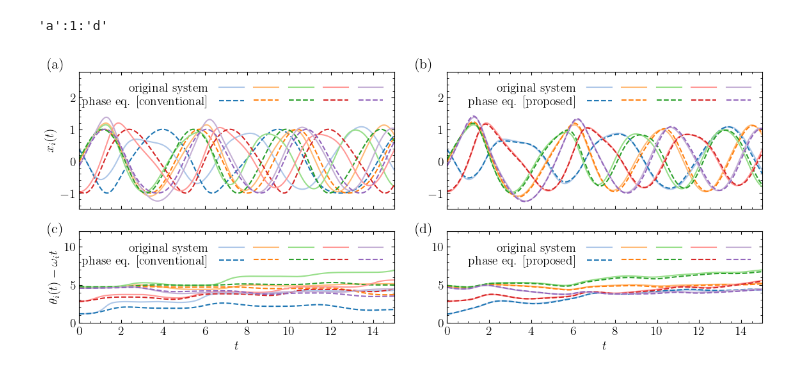
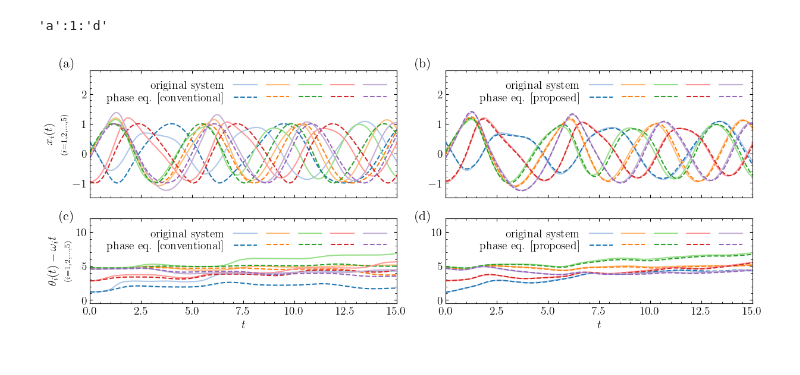
Before and after one commit to takyamamoto/GeneralizedPhaseReduction.jl, a Jupyter notebook: examples/Fig4_MSLmodel_five_coupled.ipynb, the cells around one changed output. Cells and saved outputs as stored; diff of their text form; code cells hidden in the pictures.

```diff
--- a/examples/Fig4_MSLmodel_five_coupled.ipynb
+++ b/examples/Fig4_MSLmodel_five_coupled.ipynb
@@ -261,42 +261,6 @@ gpm_labels = append!(["phase eq. [proposed]"], [" " for _ in 1:N-1]);
 panel_id = 'a':'d'
 # %% [output]
 'a':1:'d'
-# %%
-fig, ax = subplots(2,2, figsize=(12, 5), sharex="all", gridspec_kw=Dict("height_ratios" => [3,2]))
-#ax[1, 1].set_title("Conventional")
-#ax[1, 2].set_title("Generalized")
-for i in 1:N
-    ax[1, 1].plot(Tos, Xos[:, i, 1], color=cm((i-1)*2+1), label=os_labels[i])
-    ax[1, 1].plot(Tcpm, Xcpm[:, i, 1], "--", color=cm((i-1)*2), label=cpm_labels[i])
-    ax[1, 2].plot(Tos, Xos[:, i, 1], color=cm((i-1)*2+1), label=os_labels[i])
-    ax[1, 2].plot(Tgpm, Xgpm[:, i, 1], "--", color=cm((i-1)*2), label=gpm_labels[i])
-    ax[2, 1].plot(Tos, Θcos[:, i] - ωtos[i], color=cm((i-1)*2+1), label=os_labels[i])
-    ax[2, 1].plot(Tcpm, Θcpm[:, i] - ωtcpm[i], "--", color=cm((i-1)*2), label=cpm_labels[i])
-    ax[2, 2].plot(Tos, Θgos[:, i] - ωtos[i], color=cm((i-1)*2+1), label=os_labels[i])
-    ax[2, 2].plot(Tgpm, Θgpm[:, i] - ωtgpm[i], "--", color=cm((i-1)*2), label=gpm_labels[i])
-end
-
-ax[1, 1].set_ylabel(L"$x_i(t)$")
-ax[2, 1].set_ylabel(L"$\theta_i(t)-\omega_i t$");
-for i in 1:2
-    ax[i, 1].set_xlim(0, T)
-    ax[2, i].set_xlabel(L"$t$")
-end
-for i in 1:2
-    for j in 1:2
-        ax[i, j].legend(loc="upper right", ncol=5, columnspacing=0, labelspacing=0.1, frameon=false, markerfirst=false)
-        ax[i, j].text(-0.1, 1.1, "("*panel_id[j+(i-1)*2]*")", fontsize=16, transform=ax[i, j].transAxes, fontweight="bold", va="top")
-    end
-end
-ax[1,1].set_ylim(-1.5, 2.8)
-ax[1,2].set_ylim(-1.5, 2.8)
-ax[2,1].set_ylim(0, 12)
-ax[2,2].set_ylim(0, 12)
-
-fig.tight_layout()
-fig.savefig("fig4.svg")
-# %% [output]
-[figure, removed]
 # %%
 plt.rc("text", usetex=true)
 PyCall.PyDict(plt."rcParams")["font.size"] = 14
@@ -308,3 +272,40 @@ PyCall.PyDict(plt."rcParams")["xtick.top"] = true
 PyCall.PyDict(plt."rcParams")["ytick.right"] = true
 PyCall.PyDict(plt."rcParams")["font.family"] = "Arial"
 PyCall.PyDict(plt."rcParams")["text.latex.preamble"] = [raw"\usepackage{amsmath}"];
+# %%
+fig, ax = subplots(2,2, figsize=(12.5, 5), sharex="all", gridspec_kw=Dict("height_ratios" => [3,2]))
+#ax[1, 1].set_title("Conventional")
+#ax[1, 2].set_title("Generalized")
+for i in 1:N
+    ax[1, 1].plot(Tos, Xos[:, i, 1], color=cm((i-1)*2+1), label=os_labels[i])
+    ax[1, 1].plot(Tcpm, Xcpm[:, i, 1], "--", color=cm((i-1)*2), label=cpm_labels[i])
+    ax[1, 2].plot(Tos, Xos[:, i, 1], color=cm((i-1)*2+1), label=os_labels[i])
+    ax[1, 2].plot(Tgpm, Xgpm[:, i, 1], "--", color=cm((i-1)*2), label=gpm_labels[i])
+    ax[2, 1].plot(Tos, Θcos[:, i] - ωtos[i], color=cm((i-1)*2+1), label=os_labels[i])
+    ax[2, 1].plot(Tcpm, Θcpm[:, i] - ωtcpm[i], "--", color=cm((i-1)*2), label=cpm_labels[i])
+    ax[2, 2].plot(Tos, Θgos[:, i] - ωtos[i], color=cm((i-1)*2+1), label=os_labels[i])
+    ax[2, 2].plot(Tgpm, Θgpm[:, i] - ωtgpm[i], "--", color=cm((i-1)*2), label=gpm_labels[i])
+end
+
+ax[1, 1].set_ylabel(L"$x_i(t)$"*"\n"*L"$_{(i=1,2,\ldots,5)}$")
+ax[2, 1].set_ylabel(L"$\theta_i(t)-\omega_i t$"*"\n"*L"$_{(i=1,2,\ldots,5)}$");
+for i in 1:2
+    ax[i, 1].set_xlim(0, T)
+    ax[2, i].set_xlabel(L"$t$")
+end
+for i in 1:2
+    for j in 1:2
+        ax[i, j].legend(loc="upper right", ncol=5, columnspacing=0, labelspacing=0.1, frameon=false, markerfirst=false)
+        ax[i, j].text(-0.1, 1.1, "("*panel_id[j+(i-1)*2]*")", fontsize=16, transform=ax[i, j].transAxes, fontweight="bold", va="top")
+    end
+end
+ax[1,1].set_ylim(-1.5, 2.8)
+ax[1,2].set_ylim(-1.5, 2.8)
+ax[2,1].set_ylim(-0.5, 12)
+ax[2,2].set_ylim(-0.5, 12)
+ax[2,1].set_xticks(collect(0:2.5:15))
+
+fig.tight_layout()
+fig.savefig("fig4.svg")
+# %% [output]
+[figure, added]
```
Also changed, not shown: parts of 2 cells of this notebook, 13 other files.
